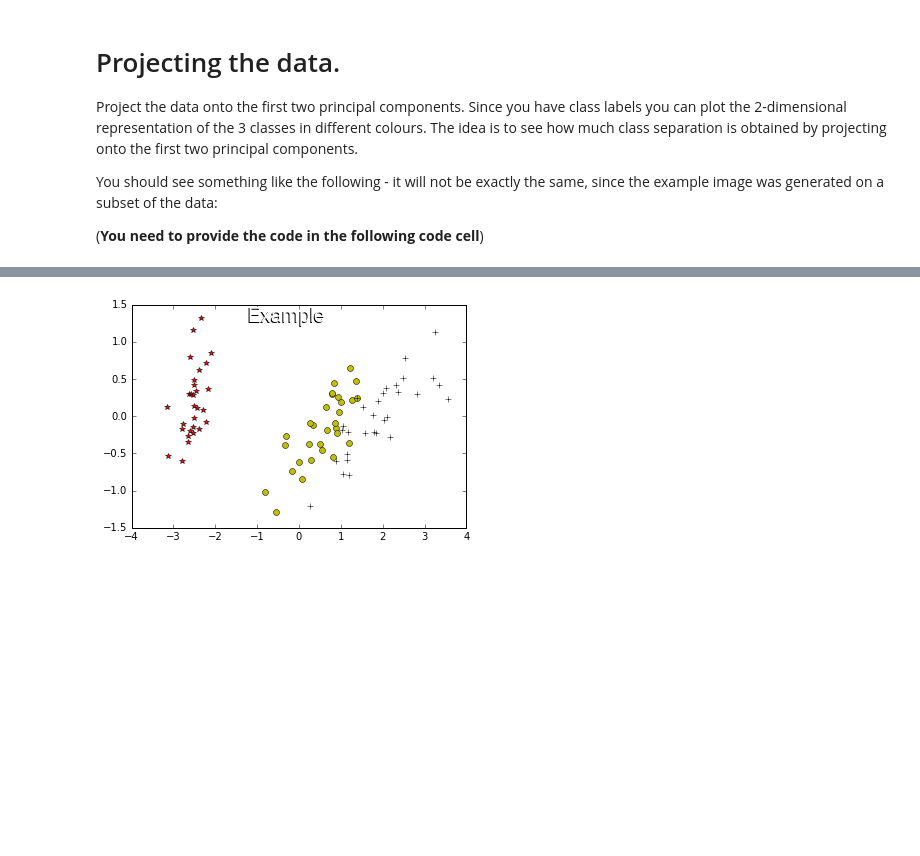
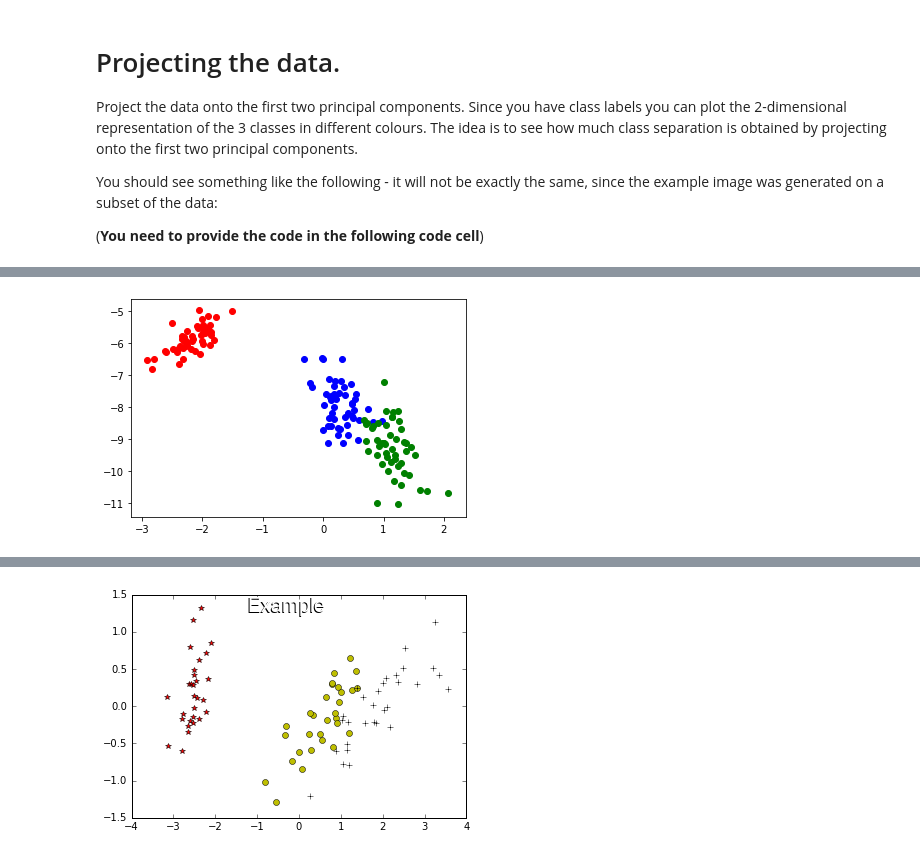
Before and after one commit to DylanGeldenhuys/Machine-learning-A-SU-, a Jupyter notebook: src/assign1.ipynb, the cells around one changed output, grey strips where cells are left out. Cells and saved outputs as stored; diff of their text form; code cells hidden in the pictures; blank space fills up the shorter version.

```diff
--- a/src/assign1.ipynb
+++ b/src/assign1.ipynb
@@ -68,0 +108,20 @@ You should see something like the following - it will not be exactly the same, s
+# %%
+#Using SVD
+
+
+
+u, s, vh = np.linalg.svd(data.T, full_matrices=True)
+
+
+x = np.matmul(u.T,data.T)
+
+for i in range(150):
+    if  df.target[i] == 0:
+        plt.scatter(x[1][i],x[0][i], color = 'r' )
+    if  df.target[i] == 1:
+        plt.scatter(x[1][i],x[0][i], color = 'b' )
+    if  df.target[i] == 2:
+        plt.scatter(x[1][i],x[0][i], color = 'g' )
+plt.show()
+# %% [output]
+[figure, added]
```
Also changed, not shown: parts of 58 cells of this notebook.
